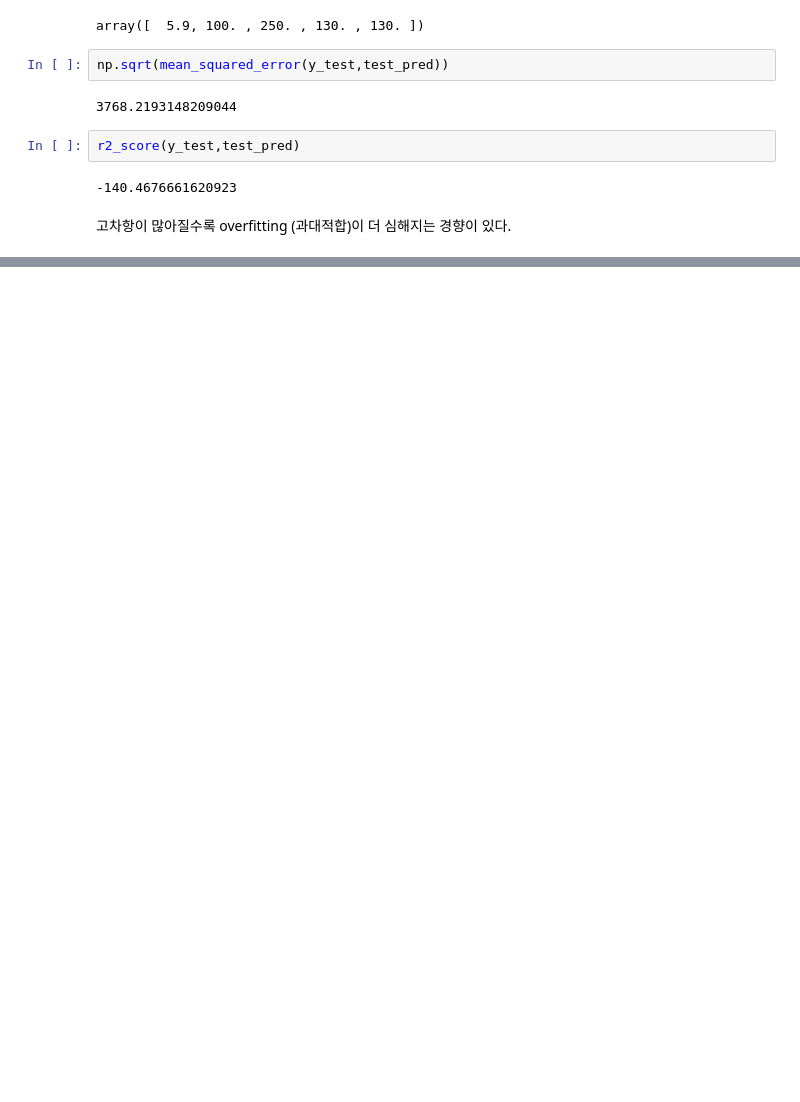
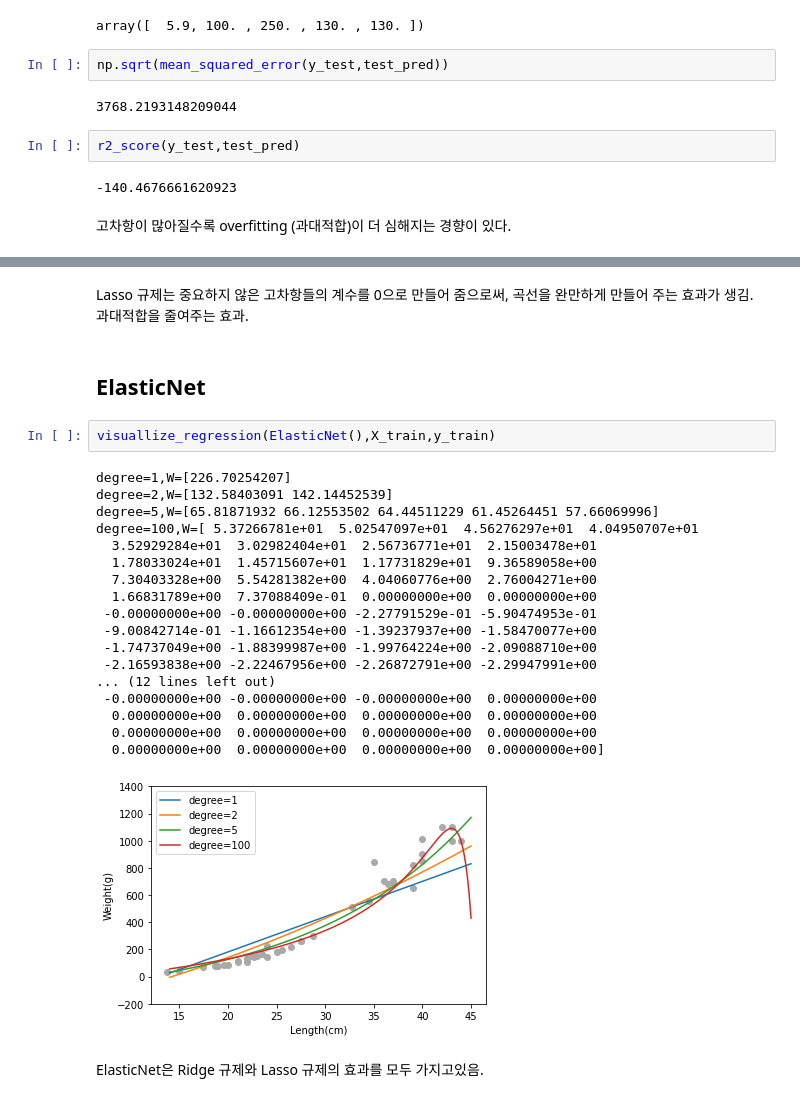
Before and after one commit to sangjin94/itwill-python, a Jupyter notebook: ml06_multiple_regression.ipynb, the cells around one changed output, grey strips where cells are left out. Saved outputs shown, nothing was run; the diff lists cells and outputs as text; blank space fills up the shorter version.

```diff
--- a/ml06_multiple_regression.ipynb
+++ b/ml06_multiple_regression.ipynb
@@ -308,0 +432,27 @@ r2_score(y_test,test_pred)
+# %% [markdown]
+Lasso 규제는 중요하지 않은 고차항들의 계수를 0으로 만들어 줌으로써, 곡선을 완만하게 만들어 주는 효과가 생김. 과대적합을 줄여주는 효과.
+# %% [markdown]
+## ElasticNet
+# %%
+visuallize_regression(ElasticNet(),X_train,y_train)
+# %% [output]
+degree=1,W=[226.70254207]
+degree=2,W=[132.58403091 142.14452539]
+degree=5,W=[65.81871932 66.12553502 64.44511229 61.45264451 57.66069996]
+degree=100,W=[ 5.37266781e+01  5.02547097e+01  4.56276297e+01  4.04950707e+01
+  3.52929284e+01  3.02982404e+01  2.56736771e+01  2.15003478e+01
+  1.78033024e+01  1.45715607e+01  1.17731829e+01  9.36589058e+00
+  7.30403328e+00  5.54281382e+00  4.04060776e+00  2.76004271e+00
+  1.66831789e+00  7.37088409e-01  0.00000000e+00  0.00000000e+00
+ -0.00000000e+00 -0.00000000e+00 -2.27791529e-01 -5.90474953e-01
+ -9.00842714e-01 -1.16612354e+00 -1.39237937e+00 -1.58470077e+00
+ -1.74737049e+00 -1.88399987e+00 -1.99764224e+00 -2.09088710e+00
+ -2.16593838e+00 -2.22467956e+00 -2.26872791e+00 -2.29947991e+00
+... (12 lines left out)
+ -0.00000000e+00 -0.00000000e+00 -0.00000000e+00  0.00000000e+00
+  0.00000000e+00  0.00000000e+00  0.00000000e+00  0.00000000e+00
+  0.00000000e+00  0.00000000e+00  0.00000000e+00  0.00000000e+00
+  0.00000000e+00  0.00000000e+00  0.00000000e+00  0.00000000e+00]
+[figure, added]
+# %% [markdown]
+ElasticNet은 Ridge 규제와 Lasso 규제의 효과를 모두 가지고있음.
```
Also changed, not shown: parts of 21 cells of this notebook.
